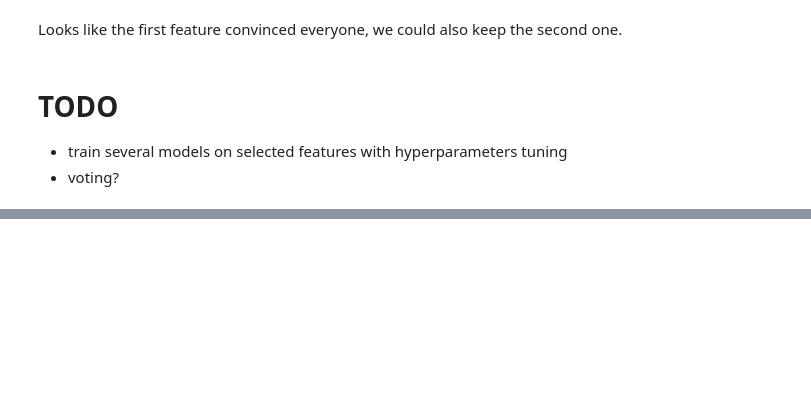
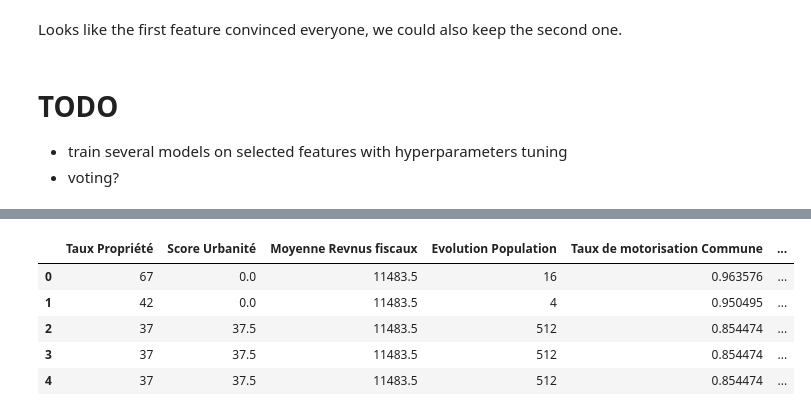
Before and after one commit to Adanel/MotorizationRate, a Jupyter notebook: MotorizationRate.ipynb, the cells around one changed output, grey strips where cells are left out. Saved outputs shown, nothing was run; the diff lists cells and outputs as text; code cells hidden in the pictures; blank space fills up the shorter version.

```diff
--- a/MotorizationRate.ipynb
+++ b/MotorizationRate.ipynb
@@ -495,0 +523,9 @@ Looks like the first feature convinced everyone, we could also keep the second o
+# %%
+df_final.head()
+# %% [output]
+|  | Taux Propriété | Score Urbanité | Moyenne Revnus fiscaux | Evolution Population | Taux de motorisation Commune | ... |
+| 0 | 67 | 0.0 | 11483.5 | 16 | 0.963576 | ... |
+| 1 | 42 | 0.0 | 11483.5 | 4 | 0.950495 | ... |
+| 2 | 37 | 37.5 | 11483.5 | 512 | 0.854474 | ... |
+| 3 | 37 | 37.5 | 11483.5 | 512 | 0.854474 | ... |
+| 4 | 37 | 37.5 | 11483.5 | 512 | 0.854474 | ... |
```
Also changed, not shown: parts of 13 cells of this notebook.
